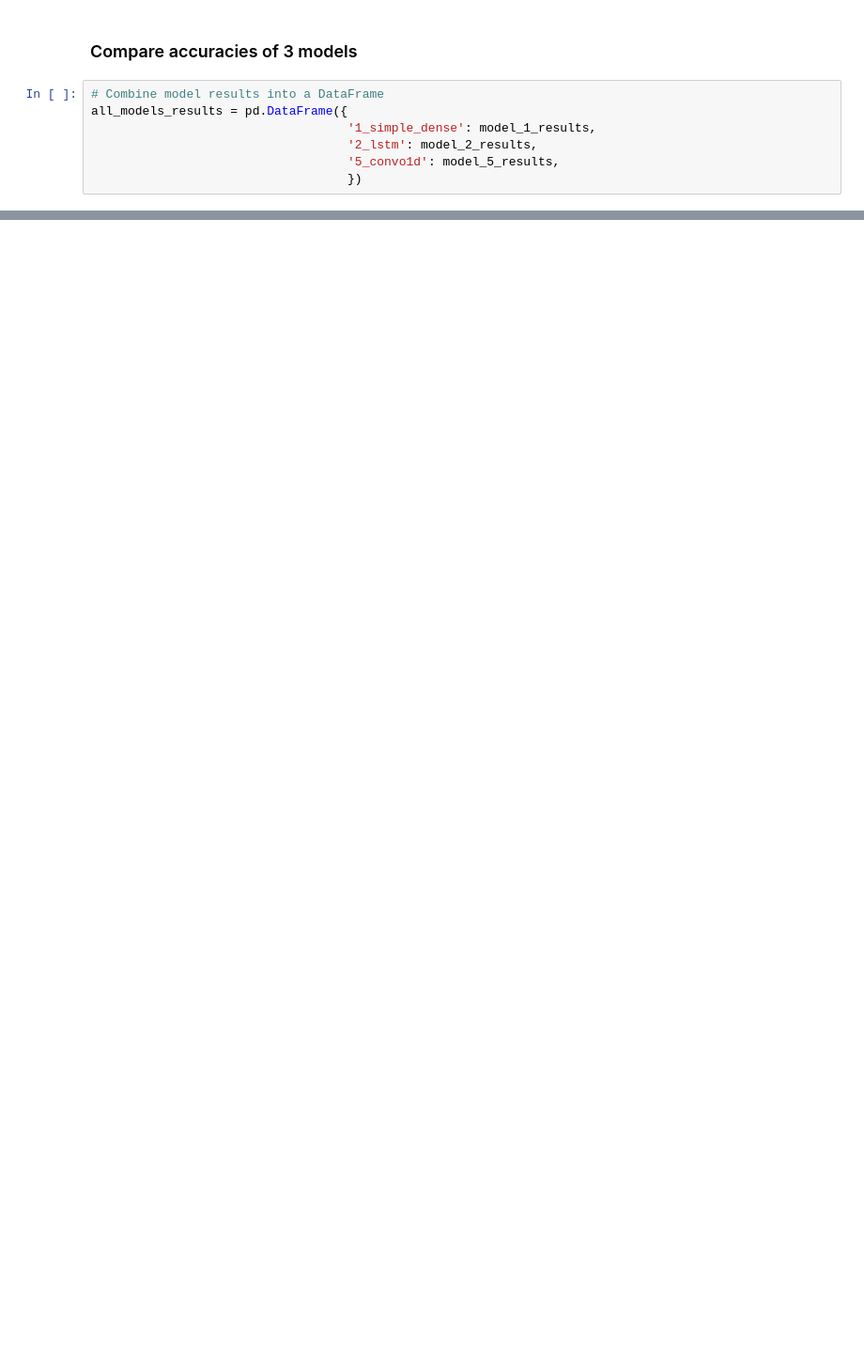
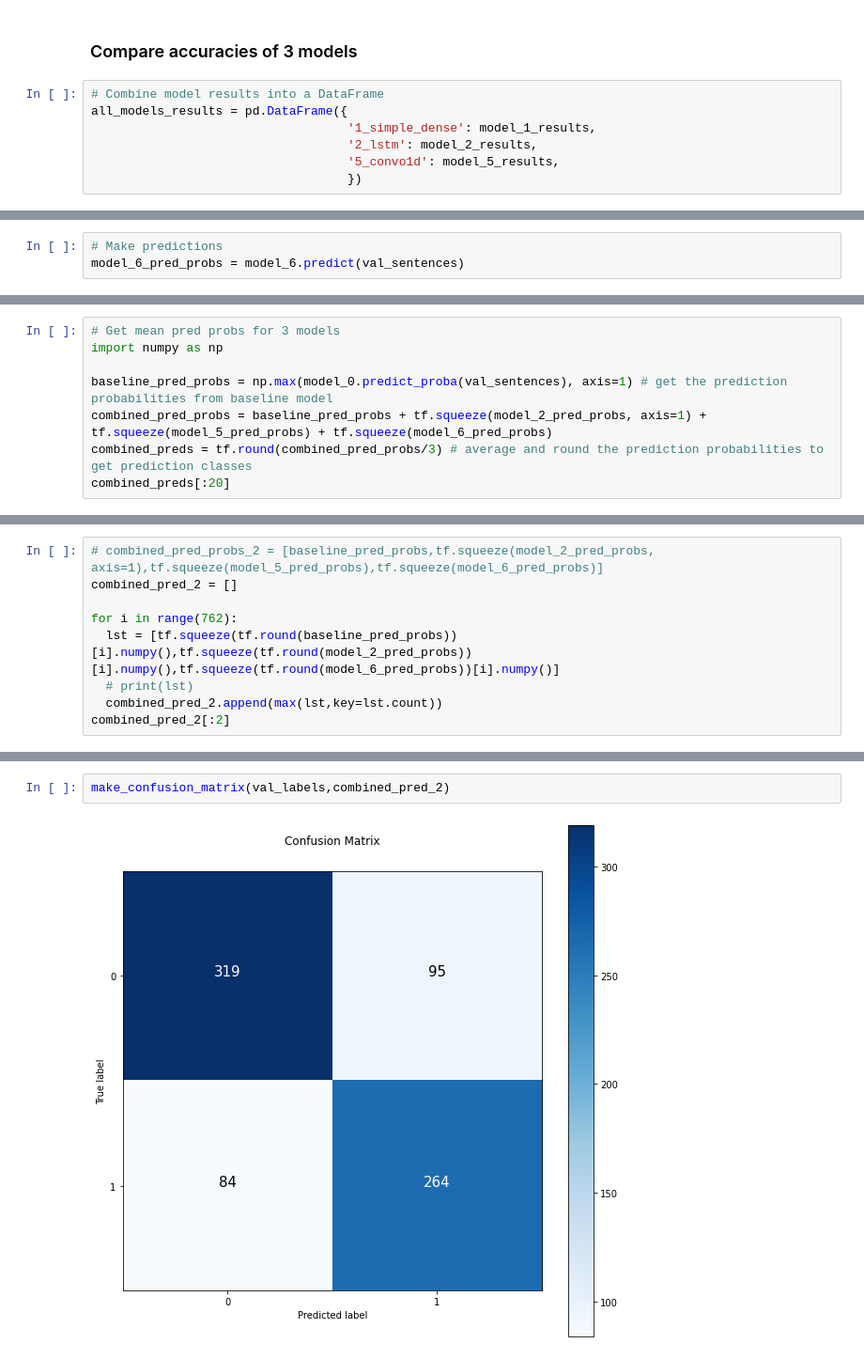
Before and after one commit to ThejakaSEP/Tensorflow_Certification, a Jupyter notebook: Exercise_05_NLP.ipynb, the cells around one changed output, grey strips where cells are left out. Shown: that part at 94% size. Saved outputs shown, nothing was run; the diff lists cells and outputs as text; blank space fills up the shorter version.

```diff
--- a/Exercise_05_NLP.ipynb
+++ b/Exercise_05_NLP.ipynb
@@ -472,0 +587,3 @@ all_models_results
+# %%
+# Make predictions
+model_6_pred_probs = model_6.predict(val_sentences)
@@ -472,0 +676,8 @@ all_models_results
+# %%
+# Get mean pred probs for 3 models
+import numpy as np
+
+baseline_pred_probs = np.max(model_0.predict_proba(val_sentences), axis=1) # get the prediction probabilities from baseline model
+combined_pred_probs = baseline_pred_probs + tf.squeeze(model_2_pred_probs, axis=1) + tf.squeeze(model_5_pred_probs) + tf.squeeze(model_6_pred_probs)
+combined_preds = tf.round(combined_pred_probs/3) # average and round the prediction probabilities to get prediction classes
+combined_preds[:20]
@@ -472,0 +701,9 @@ all_models_results
+# %%
+# combined_pred_probs_2 = [baseline_pred_probs,tf.squeeze(model_2_pred_probs, axis=1),tf.squeeze(model_5_pred_probs),tf.squeeze(model_6_pred_probs)]
+combined_pred_2 = []
+
+for i in range(762):
+  lst = [tf.squeeze(tf.round(baseline_pred_probs))[i].numpy(),tf.squeeze(tf.round(model_2_pred_probs))[i].numpy(),tf.squeeze(tf.round(model_6_pred_probs))[i].numpy()]
+  # print(lst)
+  combined_pred_2.append(max(lst,key=lst.count))
+combined_pred_2[:2]
@@ -472,0 +723,4 @@ all_models_results
+# %%
+make_confusion_matrix(val_labels,combined_pred_2)
+# %% [output]
+[figure, added]
```
Also changed, not shown: parts of 55 cells of this notebook.
